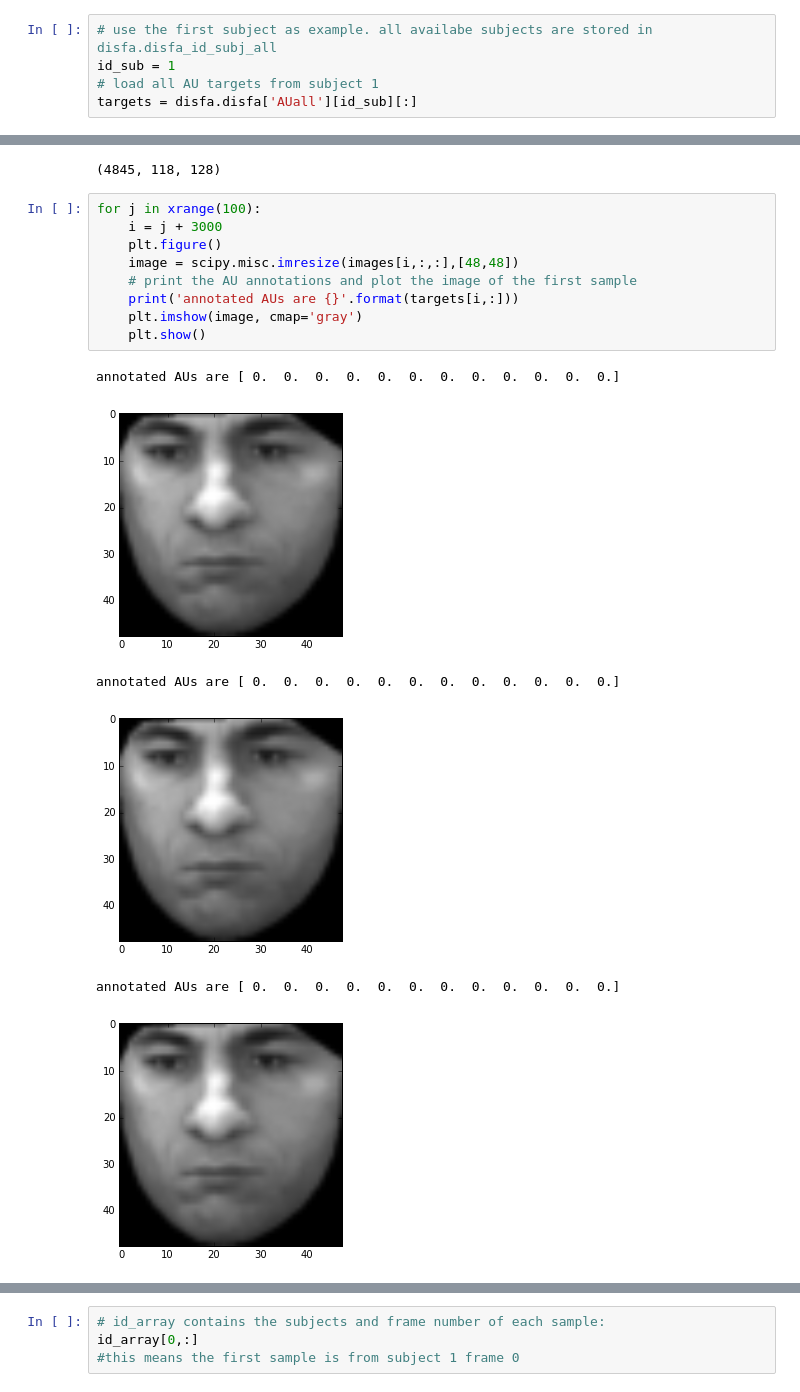
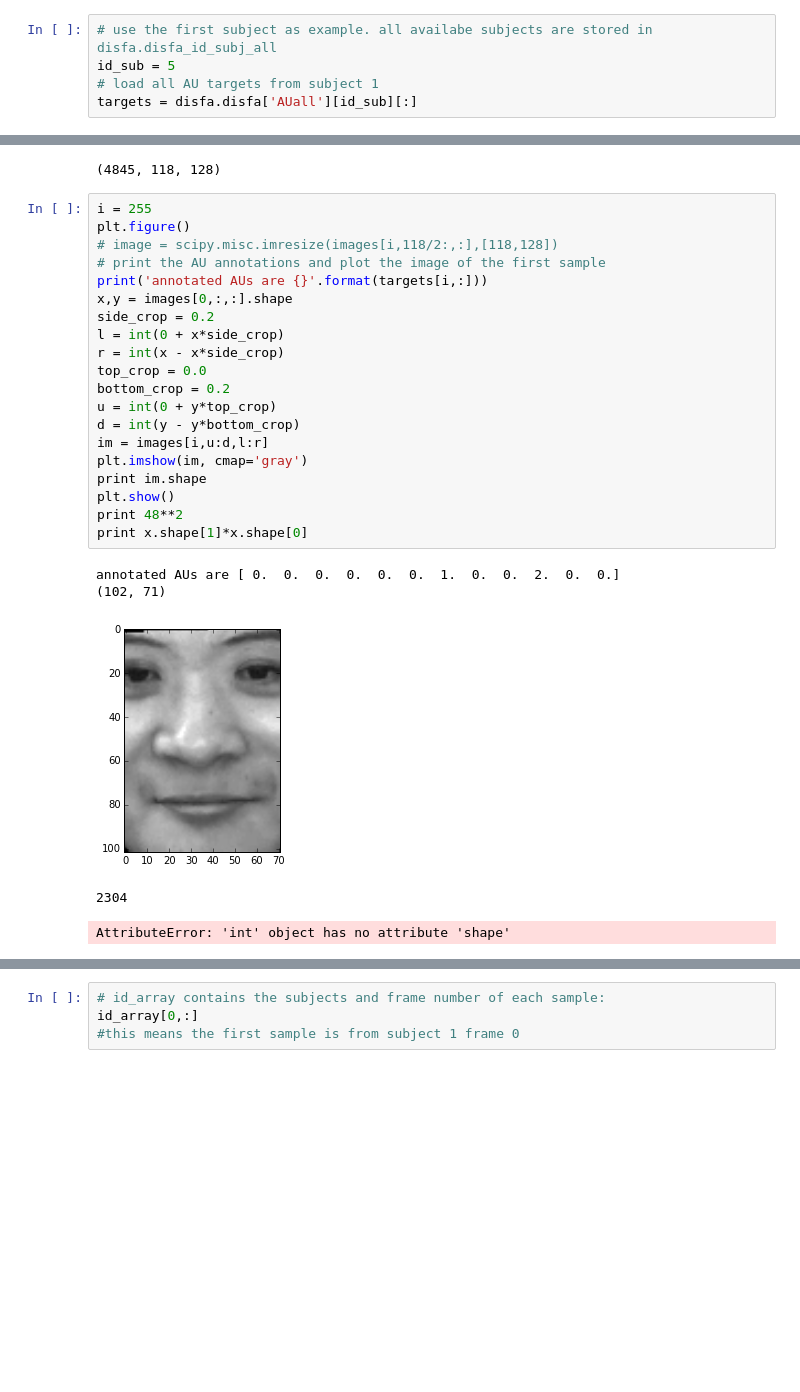
Before and after one commit to lotka/autofaces, a Jupyter notebook: src/seb/disfa_example.ipynb, the cells around one changed output, grey strips where cells are left out. Saved outputs shown, nothing was run; the diff lists cells and outputs as text; blank space fills up the shorter version.

```diff
--- a/src/seb/disfa_example.ipynb
+++ b/src/seb/disfa_example.ipynb
@@ -8,7 +8,7 @@ from scipy import ndimage
 import scipy
 # %%
 # use the first subject as example. all availabe subjects are stored in disfa.disfa_id_subj_all
-id_sub = 1
+id_sub = 5
 # load all AU targets from subject 1
 targets = disfa.disfa['AUall'][id_sub][:]
 # %% [output]
@@ -43,18 +30,28 @@ images.shape
 # %% [output]
 (4845, 118, 128)
 # %%
-for j in xrange(100):
-    i = j + 3000
-    plt.figure()
-    image = scipy.misc.imresize(images[i,:,:],[48,48])
-    # print the AU annotations and plot the image of the first sample
-    print('annotated AUs are {}'.format(targets[i,:]))
-    plt.imshow(image, cmap='gray')
-    plt.show()
+i = 255
+plt.figure()
+# image = scipy.misc.imresize(images[i,118/2:,:],[118,128])
+# print the AU annotations and plot the image of the first sample
+print('annotated AUs are {}'.format(targets[i,:]))
+x,y = images[0,:,:].shape
+side_crop = 0.2
+l = int(0 + x*side_crop)
+r = int(x - x*side_crop)
+top_crop = 0.0
+bottom_crop = 0.2
+u = int(0 + y*top_crop)
+d = int(y - y*bottom_crop)
+im = images[i,u:d,l:r]
+plt.imshow(im, cmap='gray')
+print im.shape
+plt.show()
+print 48**2
+print x.shape[1]*x.shape[0]
 # %% [output]
-annotated AUs are [ 0.  0.  0.  0.  0.  0.  0.  0.  0.  0.  0.  0.]
+annotated AUs are [ 0.  0.  0.  0.  0.  0.  1.  0.  0.  2.  0.  0.]
+(102, 71)
-[figure, old version]
+[figure, new version]
-annotated AUs are [ 0.  0.  0.  0.  0.  0.  0.  0.  0.  0.  0.  0.]
+2304
-[figure, removed]
-annotated AUs are [ 0.  0.  0.  0.  0.  0.  0.  0.  0.  0.  0.  0.]
+AttributeError: 'int' object has no attribute 'shape'
-[figure, removed]
```
Also changed, not shown: parts of 7 cells of this notebook, 10 other files.
